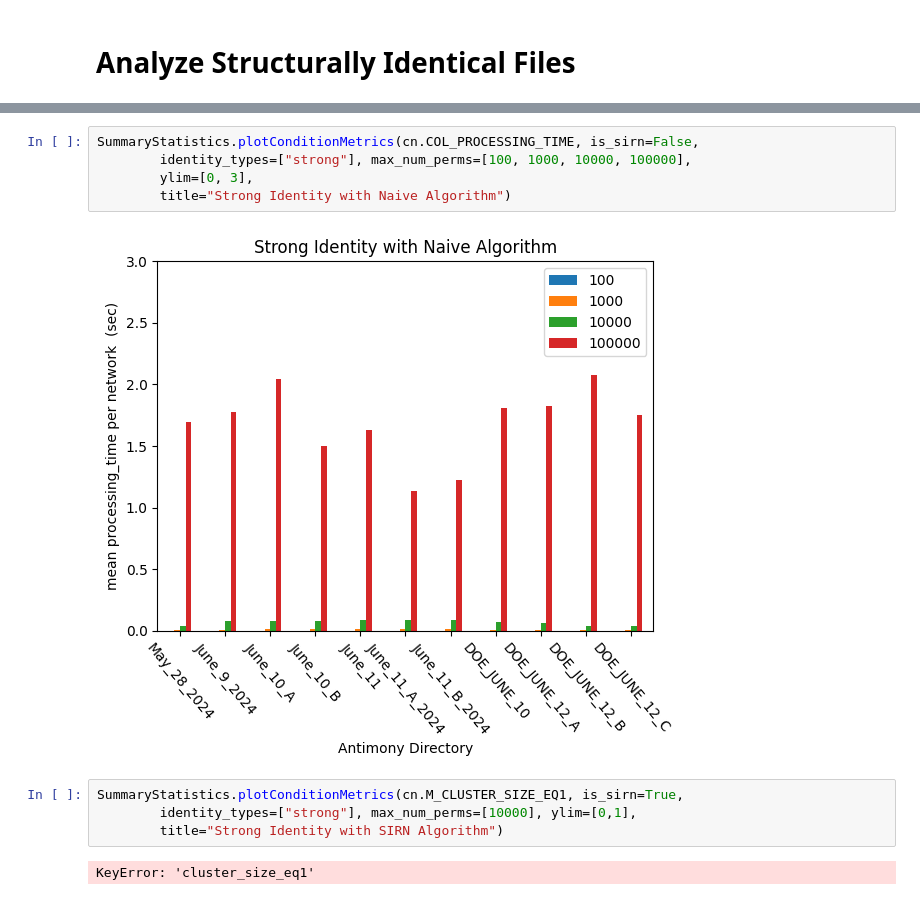
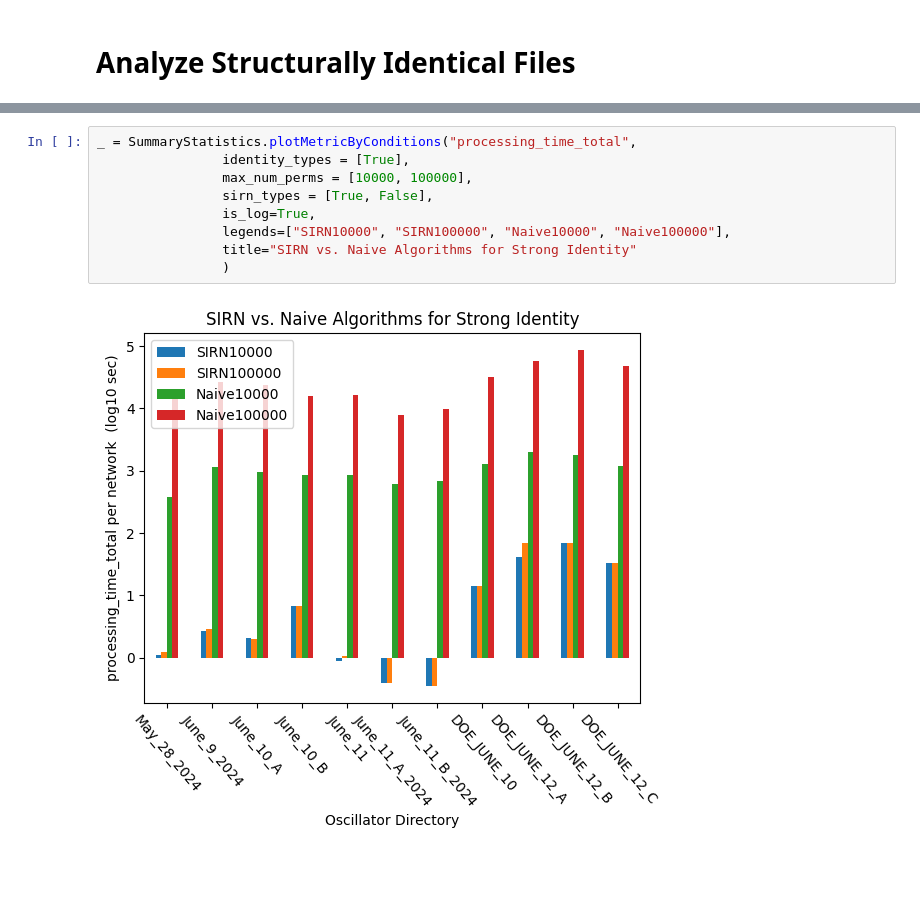
Before and after one commit to ModelEngineering/pySubnetSB, a Jupyter notebook: notebooks/analyze_structure.ipynb, the cells around one changed output, grey strips where cells are left out. Drawn from its saved outputs; the diff is of its cells as text; blank space fills up the shorter version.

```diff
--- a/notebooks/analyze_structure.ipynb
+++ b/notebooks/analyze_structure.ipynb
@@ -94,13 +74,11 @@ SummaryStatistics.plotConditionMetrics(cn.COL_IS_INDETERMINATE, is_sirn=False,
-# %%
-SummaryStatistics.plotConditionMetrics(cn.COL_PROCESSING_TIME, is_sirn=False,
-        identity_types=["strong"], max_num_perms=[100, 1000, 10000, 100000],
-        ylim=[0, 3],
-        title="Strong Identity with Naive Algorithm")
-# %% [output]
-[figure, removed]
-# %%
-SummaryStatistics.plotConditionMetrics(cn.M_CLUSTER_SIZE_EQ1, is_sirn=True,
-        identity_types=["strong"], max_num_perms=[10000], ylim=[0,1],
-        title="Strong Identity with SIRN Algorithm")
-# %% [output]
-KeyError: 'cluster_size_eq1'
+# %%
+_ = SummaryStatistics.plotMetricByConditions("processing_time_total",
+                identity_types = [True],
+                max_num_perms = [10000, 100000],
+                sirn_types = [True, False],
+                is_log=True,
+                legends=["SIRN10000", "SIRN100000", "Naive10000", "Naive100000"],
+                title="SIRN vs. Naive Algorithms for Strong Identity"
+                )
+# %% [output]
+[figure, added]
```
Also changed, not shown: parts of 9 cells of this notebook, 4 other files.
